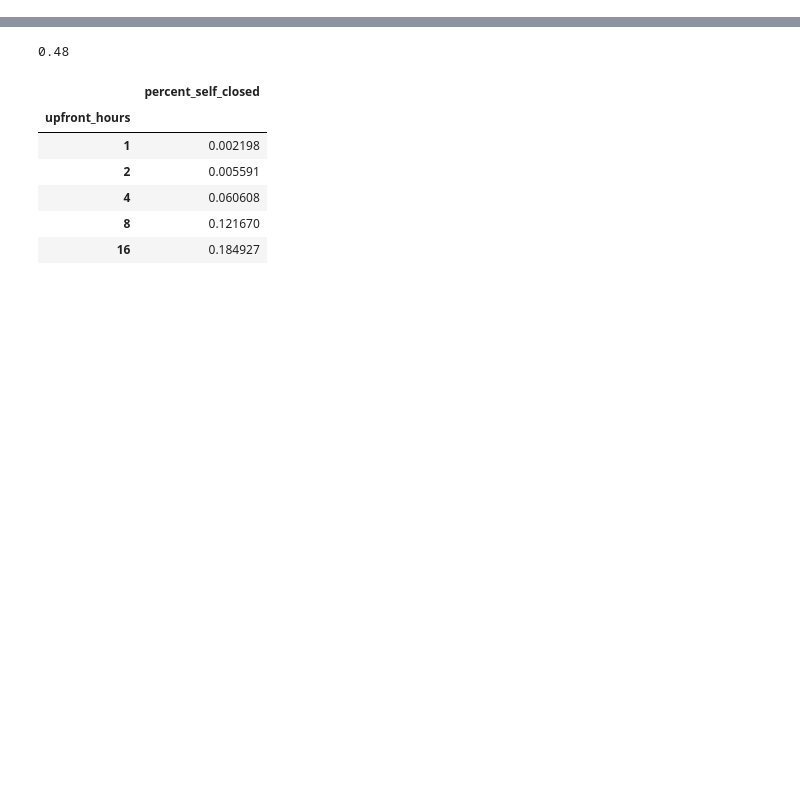
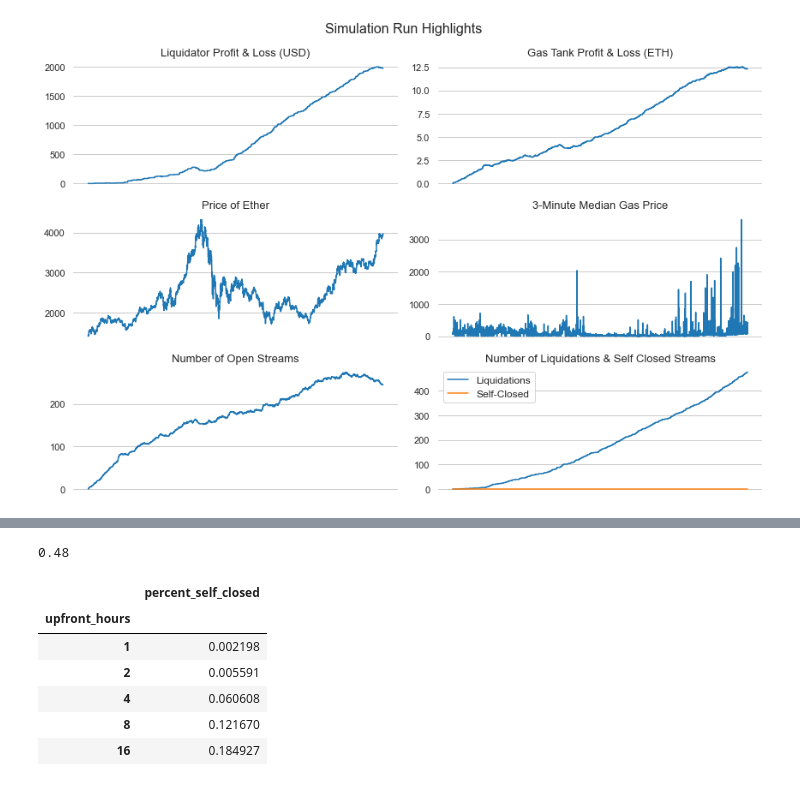
Before and after one commit to mcurcio5/superfluid-liquidations, a Jupyter notebook: sim_analysis.ipynb, the cells around one changed output, grey strips where cells are left out. Cells and saved outputs as stored; diff of their text form; code cells hidden in the pictures; blank space fills up the shorter version.

```diff
--- a/sim_analysis.ipynb
+++ b/sim_analysis.ipynb
@@ -99,0 +108,5 @@ plt.plot(losses)
+# %%
+params['refund_rate'] = 0
+df = simulate_and_calculate_pl(df, params)
+# %%
+zero_df = df.copy(deep=True)
@@ -99,0 +148,4 @@ plt.plot(losses)
+# %%
+graph_pl(zero_df)
+# %% [output]
+[figure, added]
```
Also changed, not shown: parts of 59 cells of this notebook, 4 other files.
